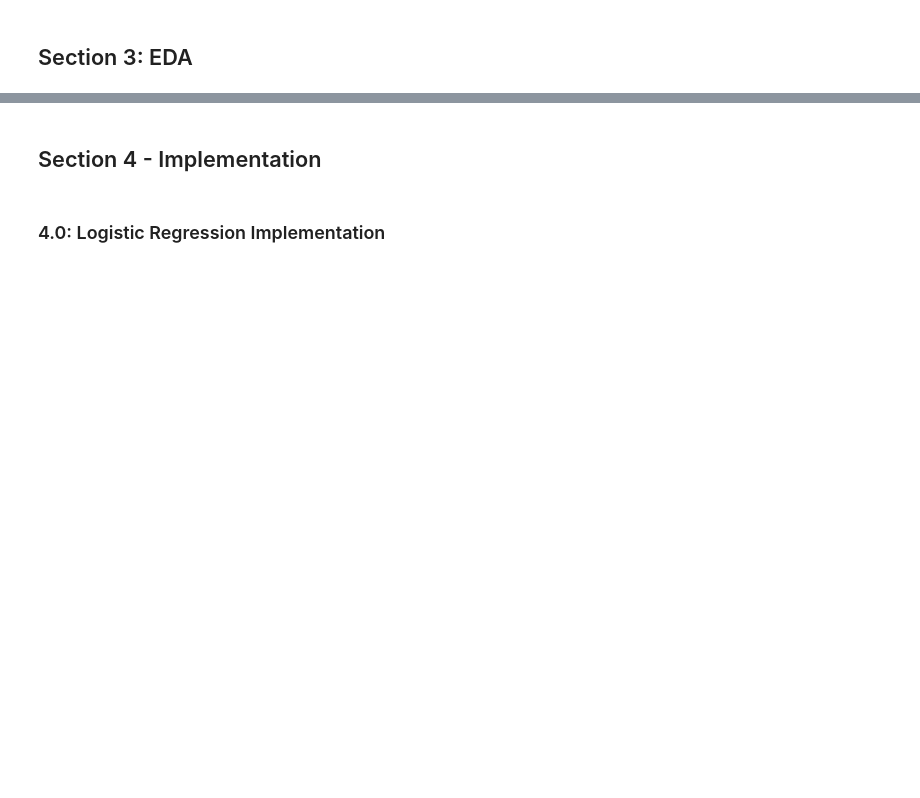
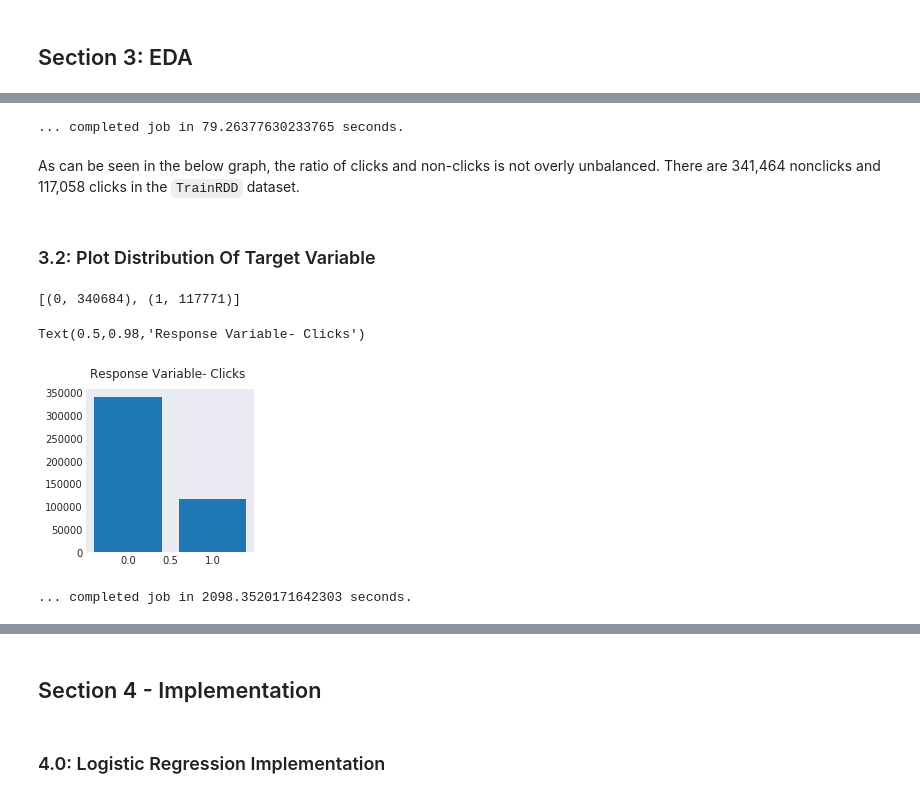
Before and after one commit to taiworaph/Map_Reduce, a Jupyter notebook: ForSubmission_PurposesV3.ipynb, the cells around one changed output, grey strips where cells are left out. Drawn from its saved outputs; the diff is of its cells as text; code cells hidden in the pictures; blank space fills up the shorter version.

```diff
--- a/ForSubmission_PurposesV3.ipynb
+++ b/ForSubmission_PurposesV3.ipynb
@@ -593,0 +676,50 @@ Steps to be implented include:
+# %%
+# create column array for target variable
+
+start = time.time()
+
+y_column = np.array(TrainRDD.map(lambda x: int(x[0])).collect())
+
+print(f'... completed job in {time.time() - start} seconds.')
+# %% [output]
+... completed job in 79.26377630233765 seconds.
+# %% [markdown]
+As can be seen in the below graph, the ratio of clicks and non-clicks is not overly unbalanced.  There are 341,464 nonclicks and 117,058 clicks in the `TrainRDD` dataset.
+# %% [markdown]
+### 3.2: Plot Distribution Of Target Variable
+# %%
+# plot distribution of target variable
+
+# count variables
+lbl, cnts = np.unique(y_column, return_counts=True)
+print(list(zip(lbl, cnts)))
+
+data = dict(zip(lbl, cnts))
+names = list(data.keys())
+values = list(data.values())
+
+fig, axs = plt.subplots(1, 1, figsize=(3, 3))
+axs.bar(names, values)
+fig.suptitle('Response Variable- Clicks')
+# %% [output]
+[(0, 340684), (1, 117771)]
+Text(0.5,0.98,'Response Variable- Clicks')
+[figure, added]
+# %%
+# create column arrays for categorical features
+import collections
+from collections import defaultdict
+
+start = time.time()
+
+categorical_column_names = ['c1','c2','c3','c4','c5','c6','c7','c8','c9','c10',
+                            'c11','c12','c13','c14','c15','c16','c17','c18',
+                            'c19','c20','c21','c22','c23','c24','c25','c26']
+categorical_columns = defaultdict()
+
+for i in range(14,40):
+    categorical_columns[categorical_column_names[i-14]] = np.array(TrainRDD.map(lambda x: x[i]).collect())
+
+print(f'... completed job in {time.time() - start} seconds.')
+# %% [output]
+... completed job in 2098.3520171642303 seconds.
```
Also changed, not shown: parts of 39 cells of this notebook.
